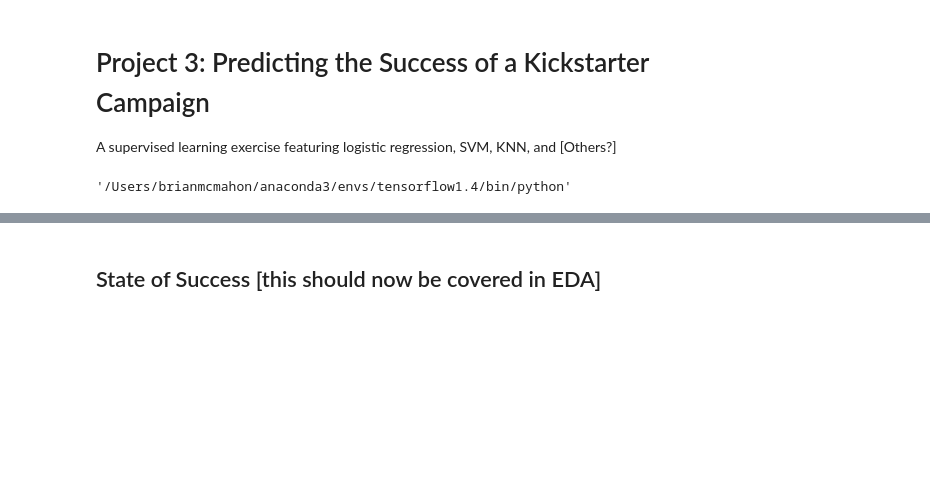
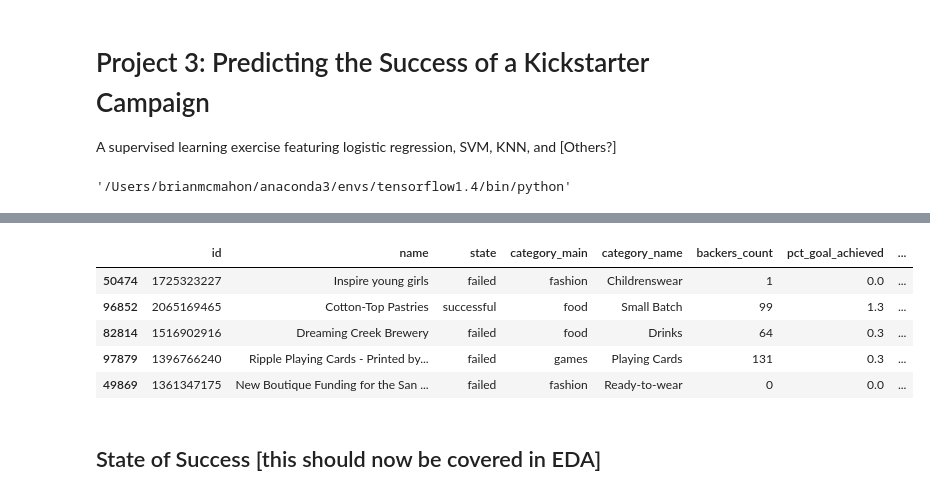
Before and after one commit to cipher813/McMahon_Metis, a Jupyter notebook: Project_3/3_Kickstarter_Export_to_SQL-DS2.ipynb, the cells around one changed output, grey strips where cells are left out. Cells and saved outputs as stored; diff of their text form; code cells hidden in the pictures; blank space fills up the shorter version.

```diff
--- a/Project_3/3_Kickstarter_Export_to_SQL-DS2.ipynb
+++ b/Project_3/3_Kickstarter_Export_to_SQL-DS2.ipynb
@@ -233,3 +194,20 @@ df.shape
+# %%
+num_cols = ['backers_count',
+            'pct_goal_achieved',
+            'usd_pledged',
+            'goal',
+            'campaign_length',
+            'blurb_length']
+df[num_cols] = df[num_cols].apply(pd.to_numeric, errors='coerce')
+# %%
+df.head()
+# %% [output]
+|  | id | name | state | category_main | category_name | backers_count | pct_goal_achieved | ... |
+| 50474 | 1725323227 | Inspire young girls | failed | fashion | Childrenswear | 1 | 0.0 | ... |
+| 96852 | 2065169465 | Cotton-Top Pastries | successful | food | Small Batch | 99 | 1.3 | ... |
+| 82814 | 1516902916 | Dreaming Creek Brewery | failed | food | Drinks | 64 | 0.3 | ... |
+| 97879 | 1396766240 | Ripple Playing Cards - Printed by... | failed | games | Playing Cards | 131 | 0.3 | ... |
+| 49869 | 1361347175 | New Boutique Funding for the San ... | failed | fashion | Ready-to-wear | 0 | 0.0 | ... |
 # %%
 df.to_pickle('data/kickstarter_data_ds2.pkl')
 try:
```
Also changed, not shown: parts of 24 cells of this notebook, 8 other files.
